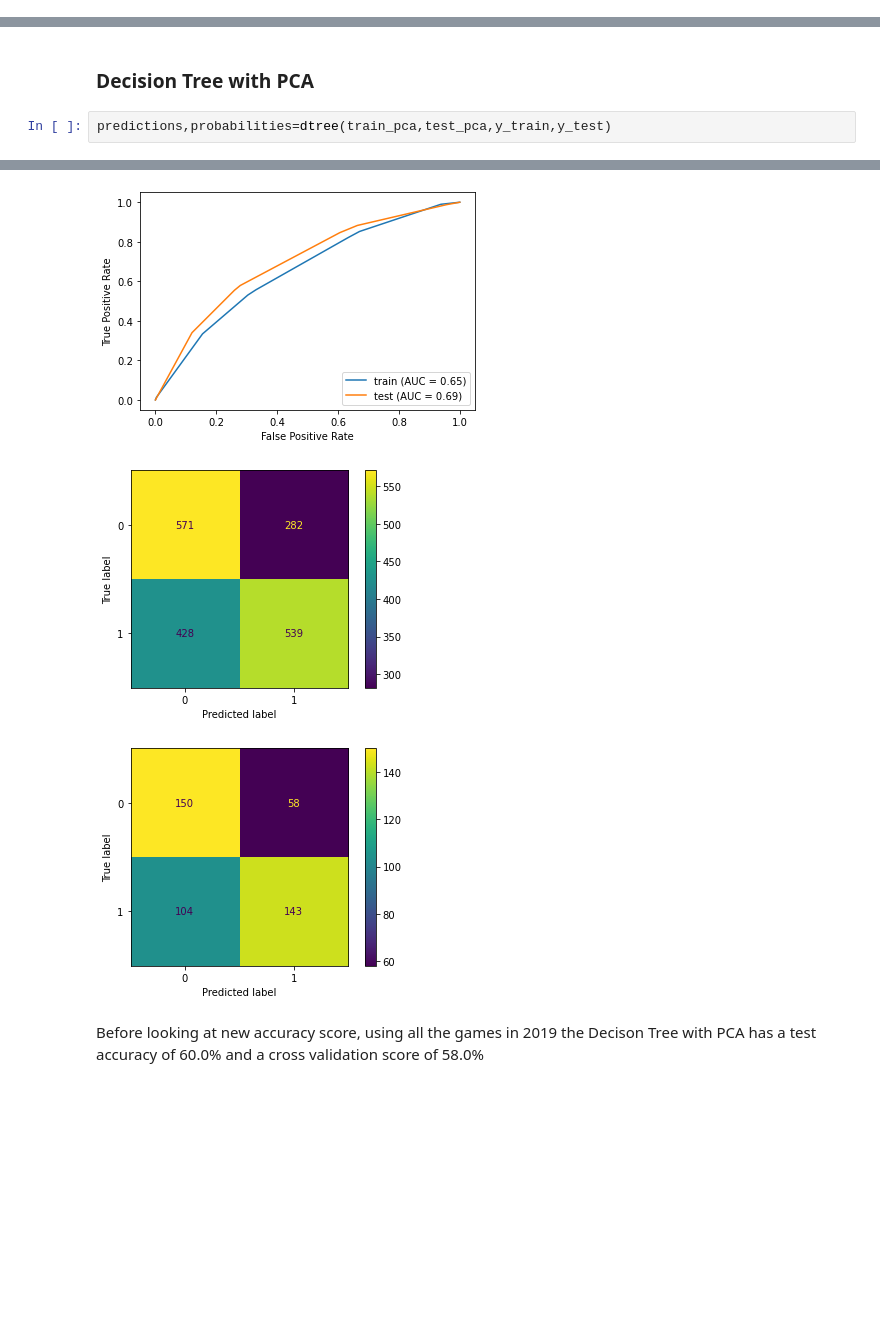
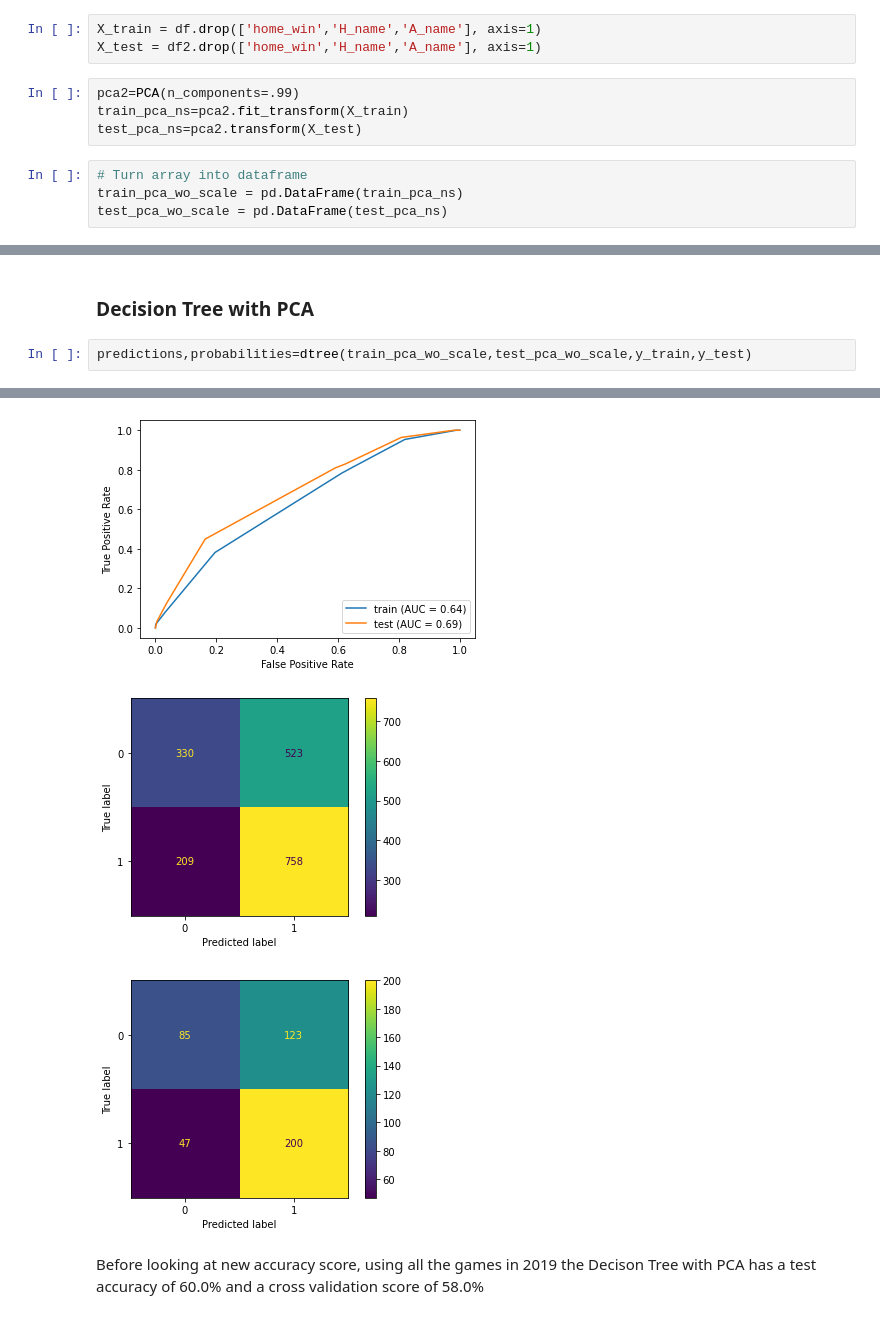
Before and after one commit to MatthewR1021/MLB_Classification, a Jupyter notebook: Main_Notebook.ipynb, the cells around one changed output, grey strips where cells are left out. Saved outputs shown, nothing was run; the diff lists cells and outputs as text; blank space fills up the shorter version.

```diff
--- a/Main_Notebook.ipynb
+++ b/Main_Notebook.ipynb
@@ -395,3 +410,14 @@ def new_acc(probabilities):
+# %%
+X_train = df.drop(['home_win','H_name','A_name'], axis=1)
+X_test = df2.drop(['home_win','H_name','A_name'], axis=1)
+# %%
+pca2=PCA(n_components=.99)
+train_pca_ns=pca2.fit_transform(X_train)
+test_pca_ns=pca2.transform(X_test)
+# %%
+# Turn array into dataframe
+train_pca_wo_scale = pd.DataFrame(train_pca_ns)
+test_pca_wo_scale = pd.DataFrame(test_pca_ns)
 # %% [markdown]
 ## Logistic Regression
 # %% [markdown]
@@ -537,6 +551,6 @@ new_acc(probabilities)
 # %% [markdown]
 ### Decision Tree with PCA
 # %%
-predictions,probabilities=dtree(train_pca,test_pca,y_train,y_test)
+predictions,probabilities=dtree(train_pca_wo_scale,test_pca_wo_scale,y_train,y_test)
 # %% [output]
 Max Depth: 3
@@ -551,6 +565,6 @@ F1 score: 0.6383928571428571
-[figure, old version]
+[figure, new version]
-[figure, old version]
+[figure, new version]
-[figure, old version]
+[figure, new version]
 # %% [markdown]
 Before looking at new accuracy score, using all the games in 2019 the Decison Tree with PCA has a test accuracy of 60.0% and a cross validation score of 58.0%
 # %%
```
Also changed, not shown: parts of 33 cells of this notebook, 2 other files.
